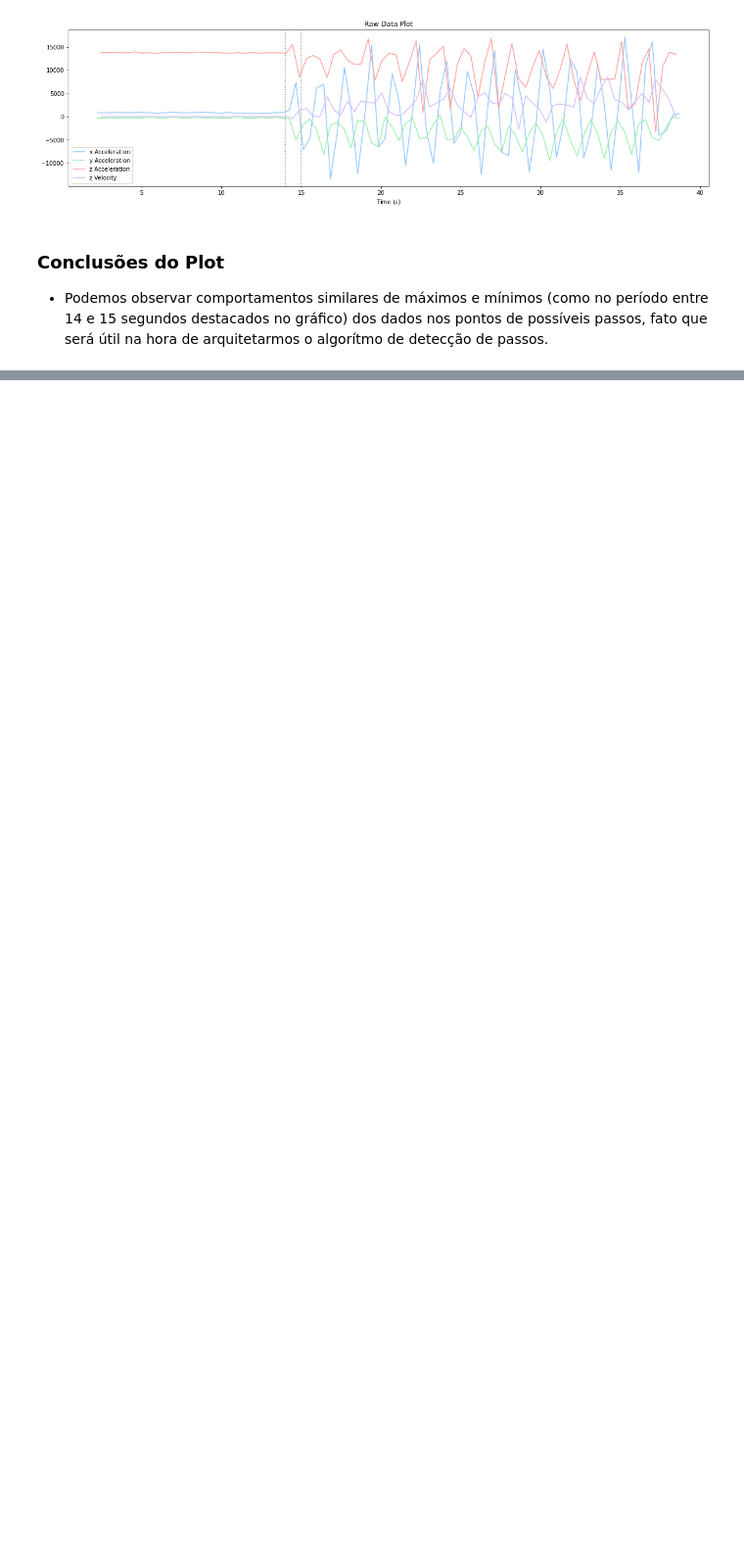
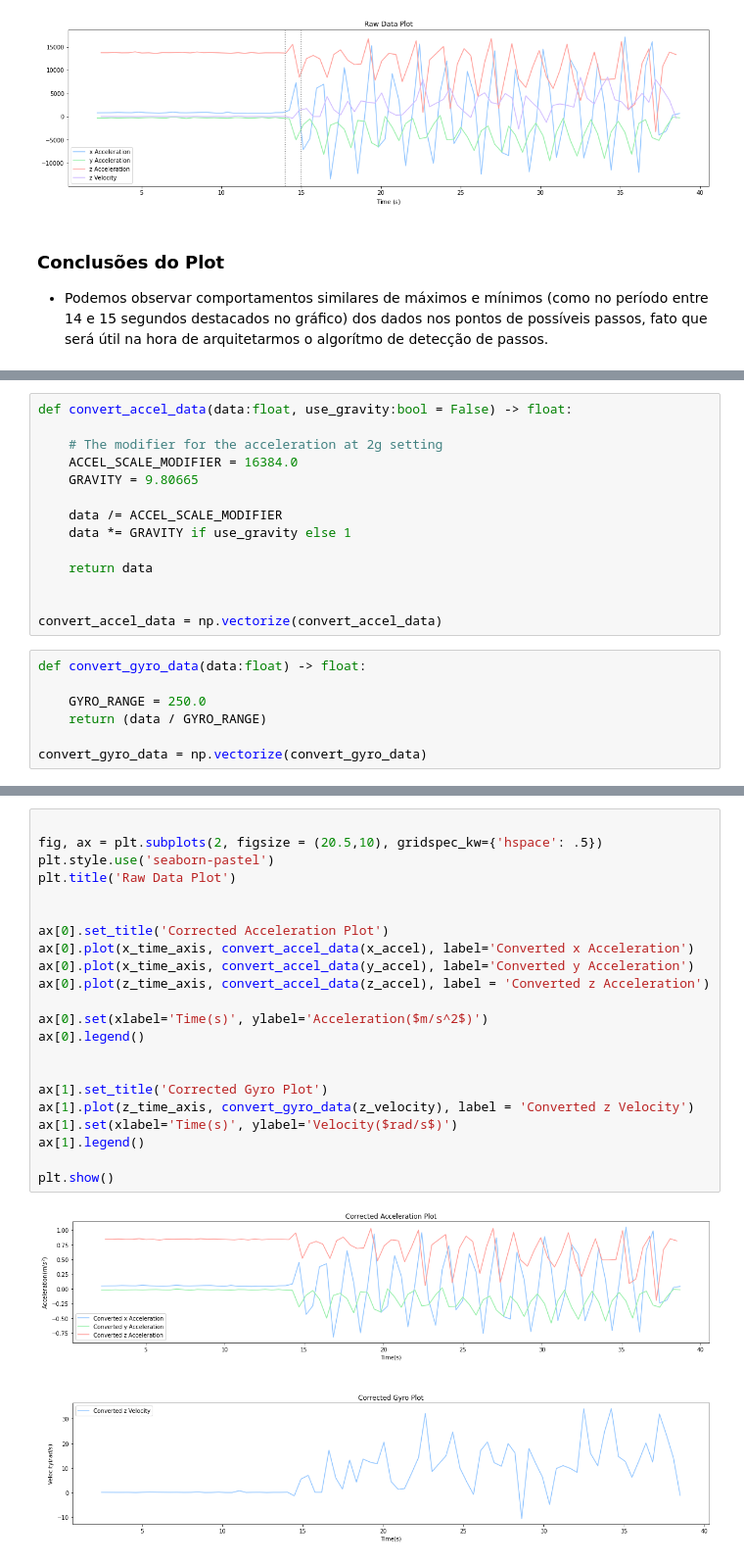
Before and after one commit to Mecatron-Projetos-e-Consultoria-Jr/RunPod, a Jupyter notebook: Data_Processing/Data_Analysis.ipynb, the cells around one changed output, grey strips where cells are left out. Shown at 98% size. Saved outputs shown, nothing was run; the diff lists cells and outputs as text; blank space fills up the shorter version.

Commit message:
[IMPLEMENTED] The functions to convert RAW data to positional data

```diff
--- a/Data_Processing/Data_Analysis.ipynb
+++ b/Data_Processing/Data_Analysis.ipynb
@@ -117,0 +134,21 @@ plt.show()
+# %%
+def convert_accel_data(data:float, use_gravity:bool = False) -> float:
+
+    # The modifier for the acceleration at 2g setting
+    ACCEL_SCALE_MODIFIER = 16384.0
+    GRAVITY = 9.80665
+
+    data /= ACCEL_SCALE_MODIFIER
+    data *= GRAVITY if use_gravity else 1
+
+    return data
+
+
+convert_accel_data = np.vectorize(convert_accel_data)
+# %%
+def convert_gyro_data(data:float) -> float:
+
+    GYRO_RANGE = 250.0
+    return (data / GYRO_RANGE)
+
+convert_gyro_data = np.vectorize(convert_gyro_data)
@@ -117,0 +157,24 @@ plt.show()
+# %%
+
+fig, ax = plt.subplots(2, figsize = (20.5,10), gridspec_kw={'hspace': .5})
+plt.style.use('seaborn-pastel')
+plt.title('Raw Data Plot')
+
+
+ax[0].set_title('Corrected Acceleration Plot')
+ax[0].plot(x_time_axis, convert_accel_data(x_accel), label='Converted x Acceleration')
+ax[0].plot(x_time_axis, convert_accel_data(y_accel), label='Converted y Acceleration')
+ax[0].plot(z_time_axis, convert_accel_data(z_accel), label = 'Converted z Acceleration')
+
+ax[0].set(xlabel='Time(s)', ylabel='Acceleration($m/s^2$)')
+ax[0].legend()
+
+
+ax[1].set_title('Corrected Gyro Plot')
+ax[1].plot(z_time_axis, convert_gyro_data(z_velocity), label = 'Converted z Velocity')
+ax[1].set(xlabel='Time(s)', ylabel='Velocity($rad/s$)')
+ax[1].legend()
+
+plt.show()
+# %% [output]
+[figure, added]
```
Also changed, not shown: parts of 4 cells of this notebook.
